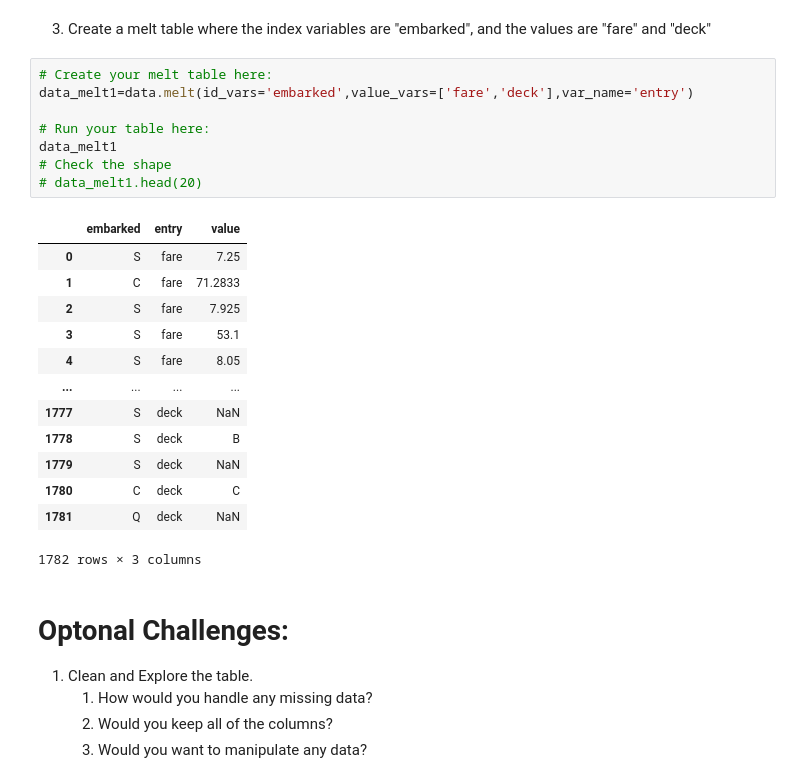
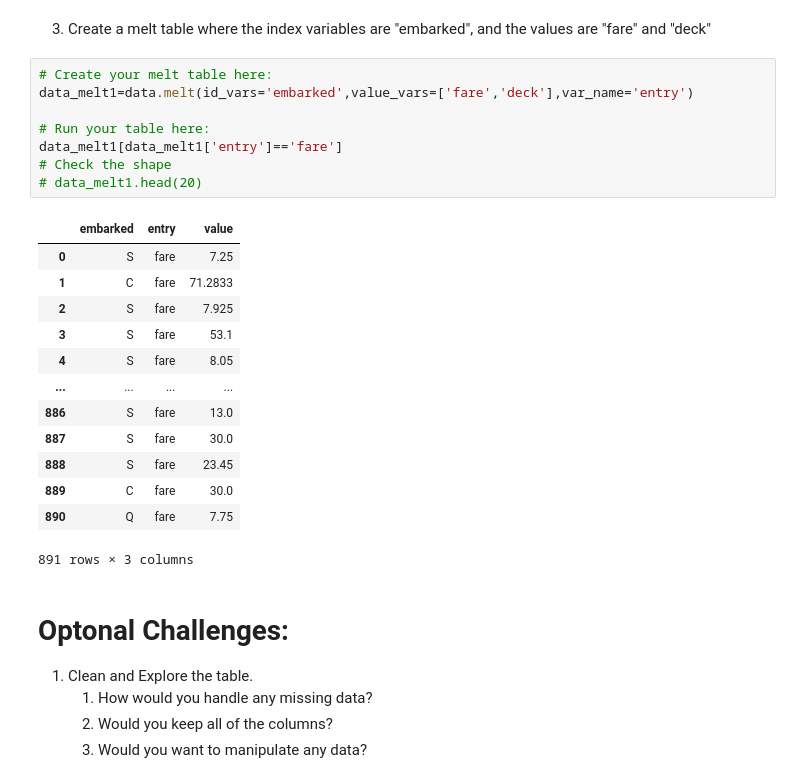
Before and after one commit to mtejasvi/DataManipulation, a Jupyter notebook: DataManipulationWorkbook.ipynb, the cells around one changed output. Saved outputs shown, nothing was run; the diff lists cells and outputs as text.

```diff
--- a/DataManipulationWorkbook.ipynb
+++ b/DataManipulationWorkbook.ipynb
@@ -645,25 +663,25 @@ data_melt.shape
 # %%
 # Create your melt table here:
 data_melt1=data.melt(id_vars='embarked',value_vars=['fare','deck'],var_name='entry')
 
 # Run your table here:
-data_melt1
+data_melt1[data_melt1['entry']=='fare']
 # Check the shape
 # data_melt1.head(20)
 # %% [output]
 |  | embarked | entry | value |
 | 0 | S | fare | 7.25 |
 | 1 | C | fare | 71.2833 |
 | 2 | S | fare | 7.925 |
 | 3 | S | fare | 53.1 |
 | 4 | S | fare | 8.05 |
 | ... | ... | ... | ... |
-| 1777 | S | deck | NaN |
-| 1778 | S | deck | B |
-| 1779 | S | deck | NaN |
-| 1780 | C | deck | C |
-| 1781 | Q | deck | NaN |
+| 886 | S | fare | 13.0 |
+| 887 | S | fare | 30.0 |
+| 888 | S | fare | 23.45 |
+| 889 | C | fare | 30.0 |
+| 890 | Q | fare | 7.75 |
-1782 rows × 3 columns
+891 rows × 3 columns
 # %% [markdown]
 # Optonal Challenges:
 
```
Also changed, not shown: parts of 15 cells of this notebook, 1 other file.
